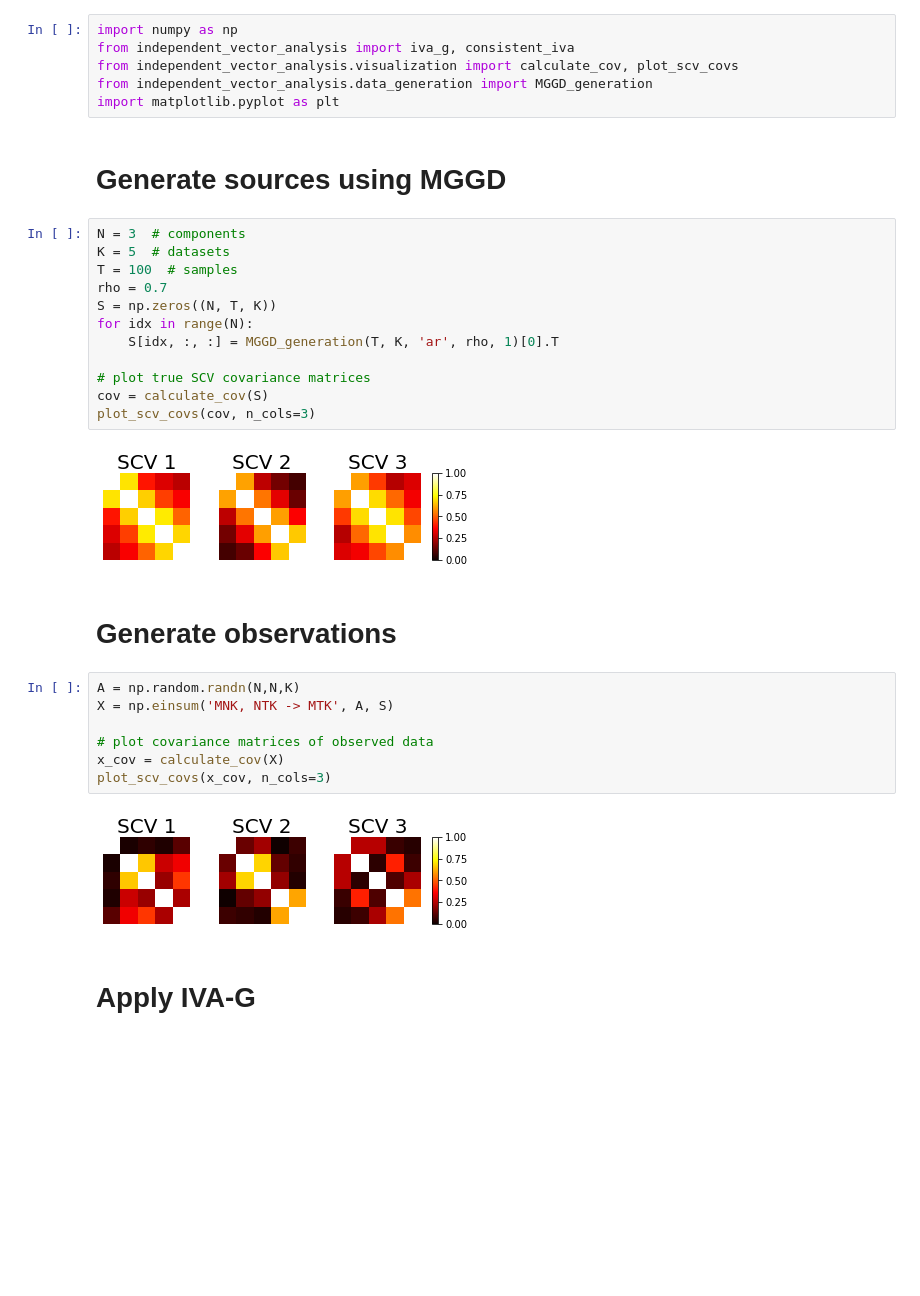
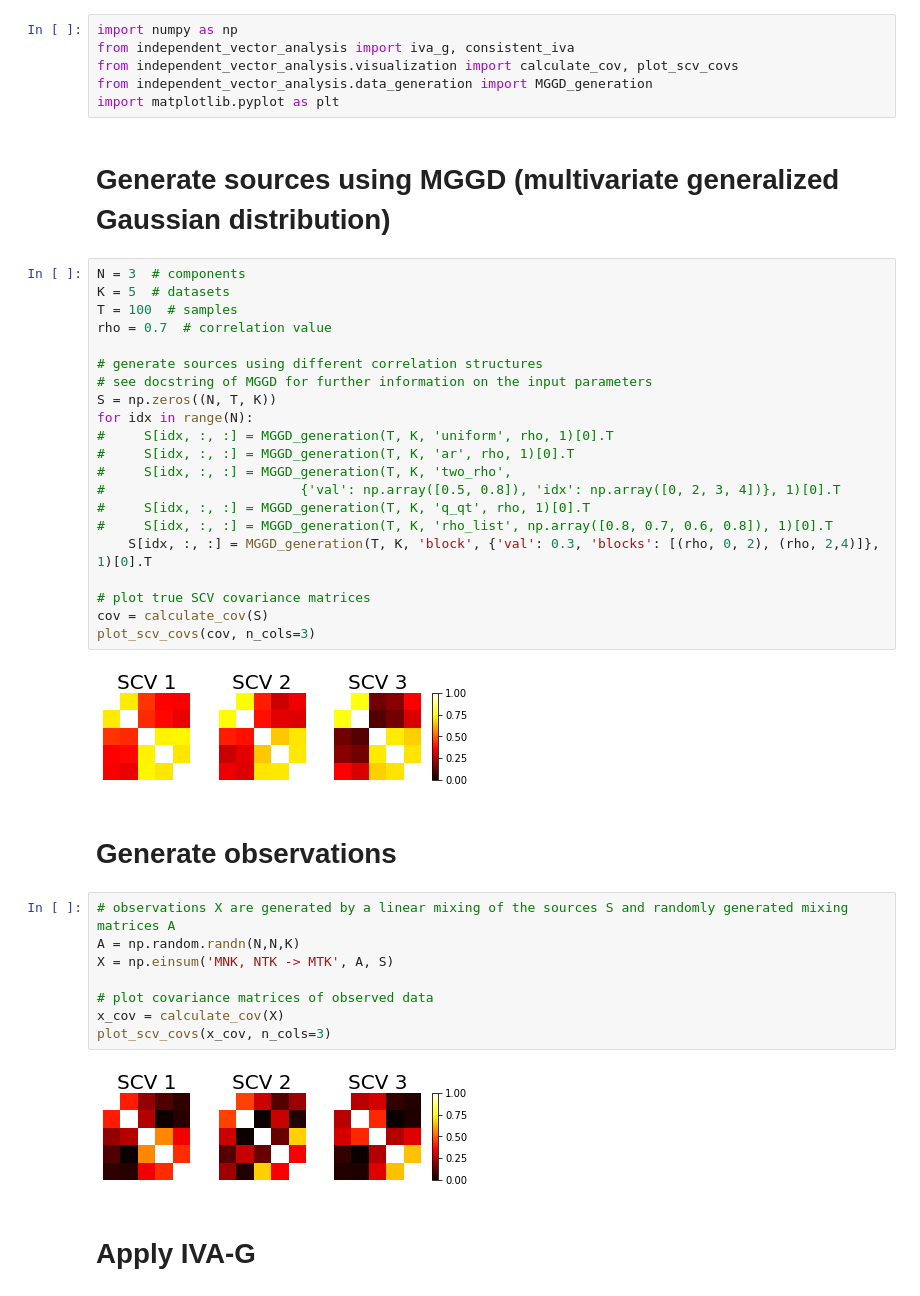
Before and after one commit to SSTGroup/independent_vector_analysis, a Jupyter notebook: notebooks/Example.ipynb, the cells around one changed output. Saved outputs shown, nothing was run; the diff lists cells and outputs as text; blank space fills up the shorter version.

```diff
--- a/notebooks/Example.ipynb
+++ b/notebooks/Example.ipynb
@@ -12,24 +12,34 @@ from independent_vector_analysis.visualization import calculate_cov, plot_scv_co
 from independent_vector_analysis.data_generation import MGGD_generation
 import matplotlib.pyplot as plt
 # %% [markdown]
-# Generate sources using MGGD
+# Generate sources using MGGD (multivariate generalized Gaussian distribution)
 # %%
 N = 3  # components
 K = 5  # datasets
 T = 100  # samples
-rho = 0.7
+rho = 0.7  # correlation value
+
+# generate sources using different correlation structures
+# see docstring of MGGD for further information on the input parameters
 S = np.zeros((N, T, K))
 for idx in range(N):
-    S[idx, :, :] = MGGD_generation(T, K, 'ar', rho, 1)[0].T
+#     S[idx, :, :] = MGGD_generation(T, K, 'uniform', rho, 1)[0].T
+#     S[idx, :, :] = MGGD_generation(T, K, 'ar', rho, 1)[0].T
+#     S[idx, :, :] = MGGD_generation(T, K, 'two_rho',
+#                         {'val': np.array([0.5, 0.8]), 'idx': np.array([0, 2, 3, 4])}, 1)[0].T
+#     S[idx, :, :] = MGGD_generation(T, K, 'q_qt', rho, 1)[0].T
+#     S[idx, :, :] = MGGD_generation(T, K, 'rho_list', np.array([0.8, 0.7, 0.6, 0.8]), 1)[0].T
+    S[idx, :, :] = MGGD_generation(T, K, 'block', {'val': 0.3, 'blocks': [(rho, 0, 2), (rho, 2,4)]}, 1)[0].T
 
 # plot true SCV covariance matrices
 cov = calculate_cov(S)
 plot_scv_covs(cov, n_cols=3)
 # %% [output]
-[figure, old version]
+[figure, new version]
 # %% [markdown]
 # Generate observations
 # %%
+# observations X are generated by a linear mixing of the sources S and randomly generated mixing matrices A
 A = np.random.randn(N,N,K)
 X = np.einsum('MNK, NTK -> MTK', A, S)
 
@@ -37,7 +47,7 @@ X = np.einsum('MNK, NTK -> MTK', A, S)
 x_cov = calculate_cov(X)
 plot_scv_covs(x_cov, n_cols=3)
 # %% [output]
-[figure, old version]
+[figure, new version]
 # %% [markdown]
 # Apply IVA-G
 # %%
```
Also changed, not shown: parts of 1 cell of this notebook, 1 other file.
